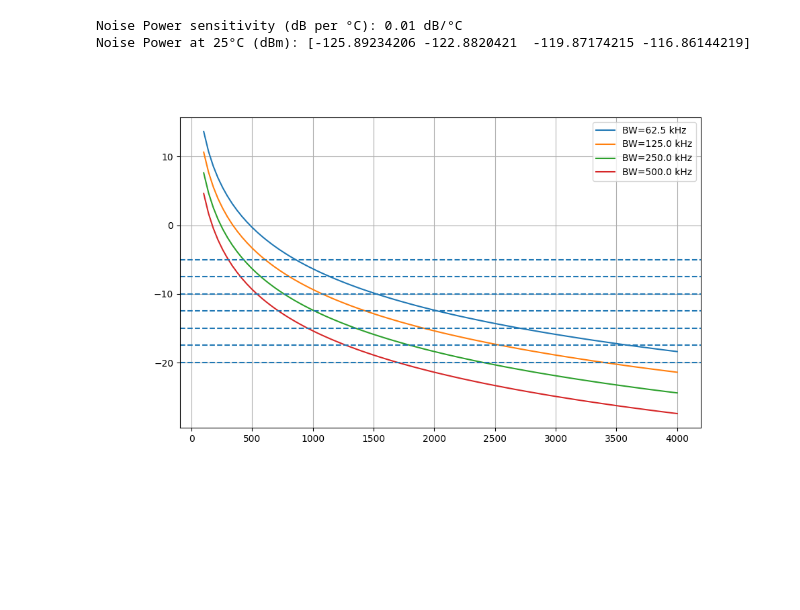
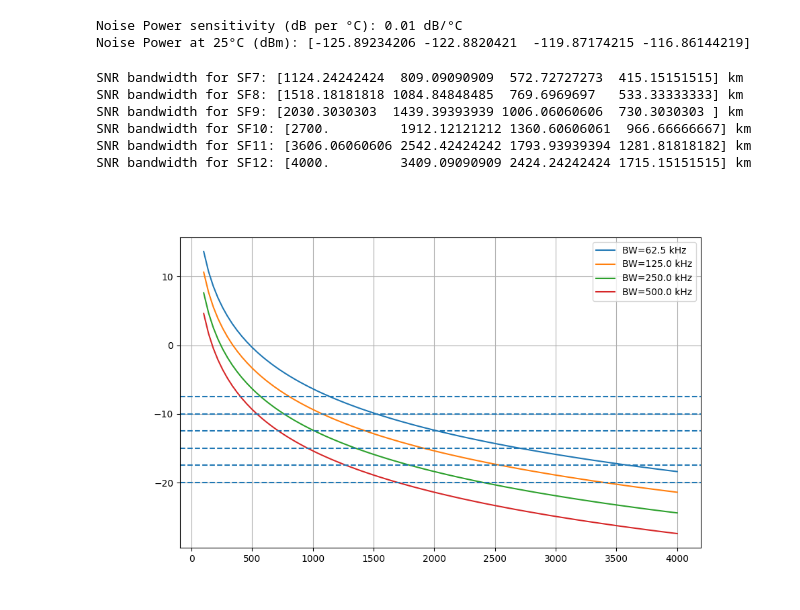
Before and after one commit to kamilix2003/sat-ant, a Jupyter notebook: link_budget.ipynb, the cells around one changed output. Drawn from its saved outputs; the diff is of its cells as text; code cells hidden in the pictures; blank space fills up the shorter version.

```diff
--- a/link_budget.ipynb
+++ b/link_budget.ipynb
@@ -76,10 +76,9 @@ lora_params = {
     500*1e3,
   ],
   "cr": [1, 2, 3, 4],
-  "sf": [6, 7, 8, 9, 10, 11, 12]
+  "sf": [7, 8, 9, 10, 11, 12]
 }
 lora_snr_limits_db = {
-  "sf6": {"snr_limit": -5.0},
   "sf7": {"snr_limit": -7.5},
   "sf8": {"snr_limit": -10.0},
   "sf9": {"snr_limit": -12.5},
@@ -109,14 +108,22 @@ Noise Power at 25°C (dBm): [-125.89234206 -122.8820421  -119.87174215 -116.8614
 # %%
 snr_db = rx_power_dbm - noise_power_dbm_25C[:, np.newaxis]
 
 fig = plt.figure(figsize=(10, 6))
 ax_snr = plt.subplot(1, 1, 1)
 ax_snr.plot(distance / 1e3, snr_db.T, label='SNR (dB)')
 ax_snr.legend([f"BW={bw/1e3:.1f} kHz" for bw in lora_params["bw"]])
 for sf in lora_params["sf"]:
   snr_limit_db = lora_snr_limits_db[f"sf{sf}"]["snr_limit"]
   ax_snr.axhline(snr_limit_db, linestyle='--', label=f'SF{sf} SNR Limit ({snr_limit_db} dB)')
+  snr_bw = np.argmin(np.abs(snr_db - snr_limit_db), axis=1)
+  print(f"SNR bandwidth for SF{sf}: {distance[snr_bw]/1e3} km")
 ax_snr.grid()
 plt.show()
 # %% [output]
+SNR bandwidth for SF7: [1124.24242424  809.09090909  572.72727273  415.15151515] km
+SNR bandwidth for SF8: [1518.18181818 1084.84848485  769.6969697   533.33333333] km
+SNR bandwidth for SF9: [2030.3030303  1439.39393939 1006.06060606  730.3030303 ] km
+SNR bandwidth for SF10: [2700.         1912.12121212 1360.60606061  966.66666667] km
+SNR bandwidth for SF11: [3606.06060606 2542.42424242 1793.93939394 1281.81818182] km
+SNR bandwidth for SF12: [4000.         3409.09090909 2424.24242424 1715.15151515] km
-[figure, old version]
+[figure, new version]
```
Also changed, not shown: 1 other file.
